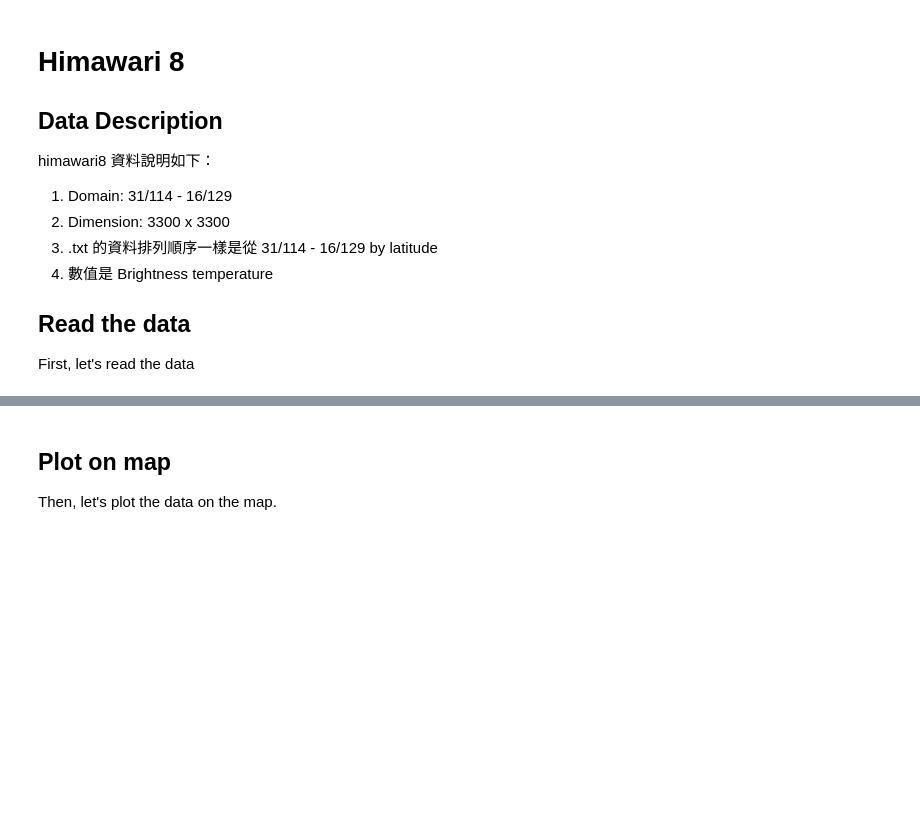
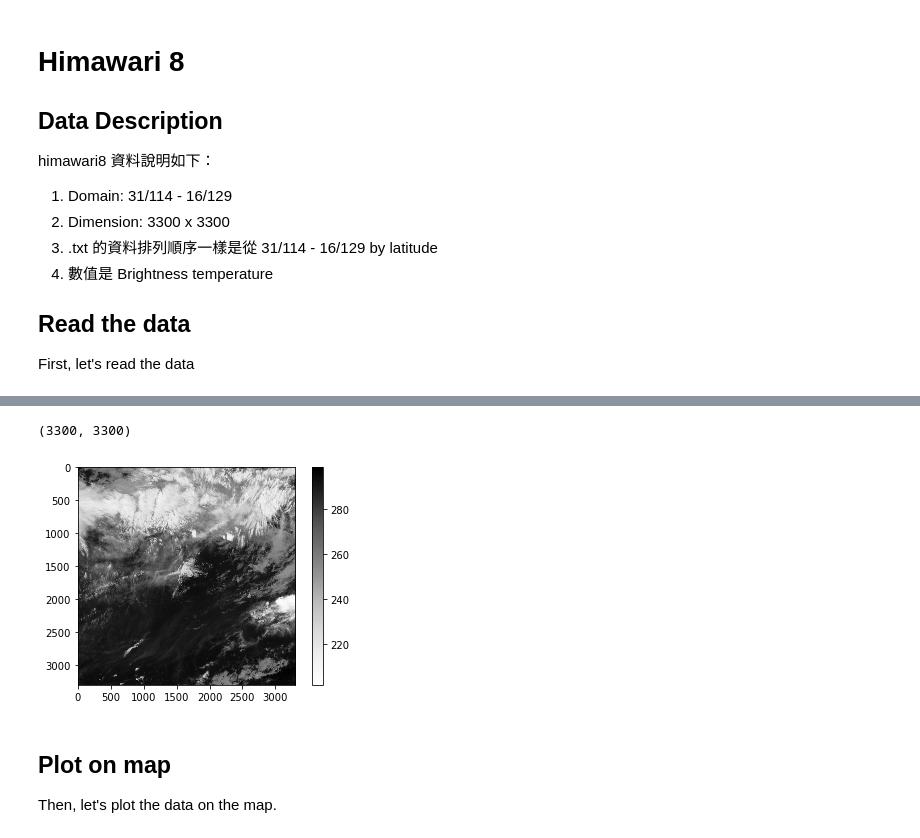
Before and after one commit to tingsyo/course_2020Q3_representation_learning, a Jupyter notebook: notebooks/example_himawari8.ipynb, the cells around one changed output, grey strips where cells are left out. Saved outputs shown, nothing was run; the diff lists cells and outputs as text; code cells hidden in the pictures; blank space fills up the shorter version.

```diff
--- a/notebooks/example_himawari8.ipynb
+++ b/notebooks/example_himawari8.ipynb
@@ -41,3 +43,24 @@ plt.show()
+# %%
+# Binary reader
+def read_himawari8_btp(furi):
+    ''' The method reads in a Himawari 8 image in binary format (.btp file).
+        the binary file contains 10,890,000 float point numbers (4-byte) represent
+        the brightness temperature. '''
+    # Read in data
+    data = np.fromfile(furi, np.float32)
+    return(data.reshape((3300,3300)))
+
+tmp_bin = read_himawari8_btp('../data/himawari8_btp/2017-06-01_0000.B13.PCCU.btp')
+print(tmp.shape)
+
+%matplotlib inline
+import matplotlib.pyplot as plt
+plt.imshow(tmp_bin, alpha=0.99, cmap='Greys')
+plt.colorbar()
+plt.show()
+# %% [output]
+(3300, 3300)
+[figure, added]
 # %% [markdown]
 ## Plot on map
 
```
Also changed, not shown: parts of 4 cells of this notebook.
